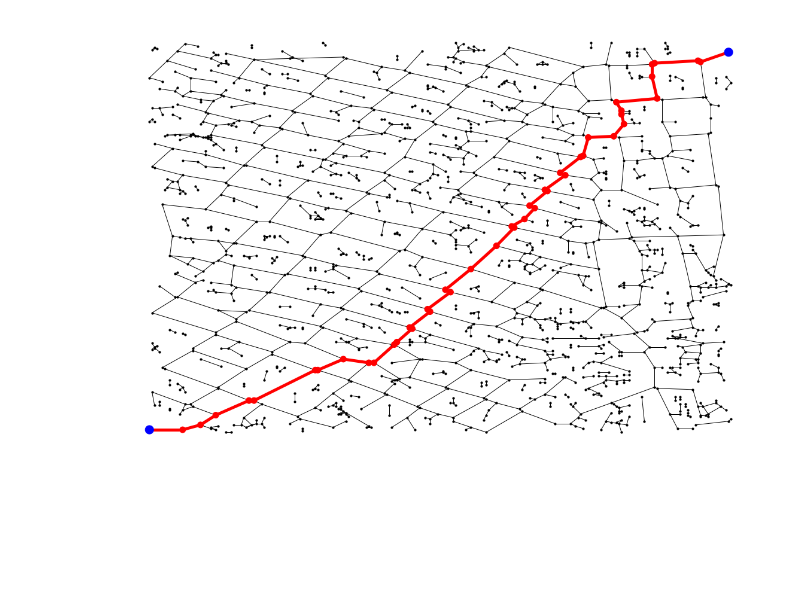
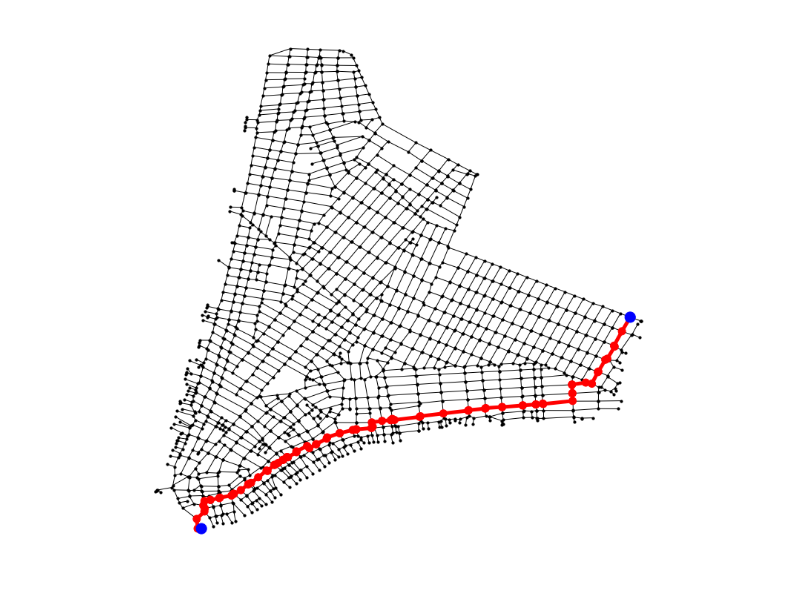
Before and after one commit to jondonas/DH-401, a Jupyter notebook: GraphParser.ipynb, the cells around one changed output. Saved outputs shown, nothing was run; the diff lists cells and outputs as text; code cells hidden in the pictures; blank space fills up the shorter version.

```diff
--- a/GraphParser.ipynb
+++ b/GraphParser.ipynb
@@ -6,7 +6,7 @@ import re
 import ast
 
 %matplotlib inline
-plt.rcParams['figure.figsize'] = [15, 10]
+plt.rcParams['figure.figsize'] = [10, 10]
 
 def nodeDistance(n1, n2):
     x1 = n1[0]
@@ -20,7 +20,9 @@ def matchLine(line):
     match = re.match( r'^(.*)\|(.*)$', line)
     left = match.group(1)
     right = match.group(2)
-    return (left, ast.literal_eval(left), right)
+    coords = ast.literal_eval(left)
+    coords = (coords[1], -coords[0])
+    return (left, coords, right)
 
 def createGraphFromFile(filePath):
     G = nx.Graph()
@@ -52,35 +54,40 @@ def createGraphFromFile(filePath):
     return G
 
 # Draw underlying graph
-G = createGraphFromFile("mapOutputs/TestMap.txt")
+#G = createGraphFromFile("mapOutputs/TestMap.txt")
+G = createGraphFromFile("mapOutputs/a_junius_fullres_black-and-white_#2_23h41m54s/Graph Detection_guo_hall_graph_detection_fullres_black-and-white.txt")
+#nx.draw(G, nx.get_node_attributes(G, 'pos'), node_size=10, node_color="black", with_labels=True, font_size=5)
 nx.draw(G, nx.get_node_attributes(G, 'pos'), node_size=10, node_color="black")
 
 # Arbitrary start and end coordinates
-startCoordinates = "(2, 3)"
-endCoordinates = "(229, 313)"
+#startCoordinates = "(2, 3)"
+#endCoordinates = "(229, 313)"
+startCoordinates = "(5215, 6383)"
+endCoordinates = "(8236, 1132)"
+
 
 # Get path using Dijkstra's algorithm
 path = nx.dijkstra_path(G, startCoordinates, endCoordinates, 'distance')
 
 # Get edges, colors, and positions of shortest path nodes
 pos = {}
 edges = []
 colorMap = []
 sizeMap = []
 for i, val in enumerate(path):
     pos[val] = G.node[val]['pos']
 
     if i+1 < len(path):
         edges.append((path[i], path[i+1]))
     if i == 0 or i == len(path)-1:
         colorMap.append("blue")
         sizeMap.append(200)
     else:
         colorMap.append("red")
         sizeMap.append(100)
 
 # Draw the shortest path
 nx.draw_networkx_nodes(G, pos, nodelist=path, node_color=colorMap, node_size=sizeMap)
 nx.draw_networkx_edges(G, pos, edgelist=edges, edge_color='r', width=5); # semicolon to suppress output
 # %% [output]
-[figure, old version]
+[figure, new version]
```
